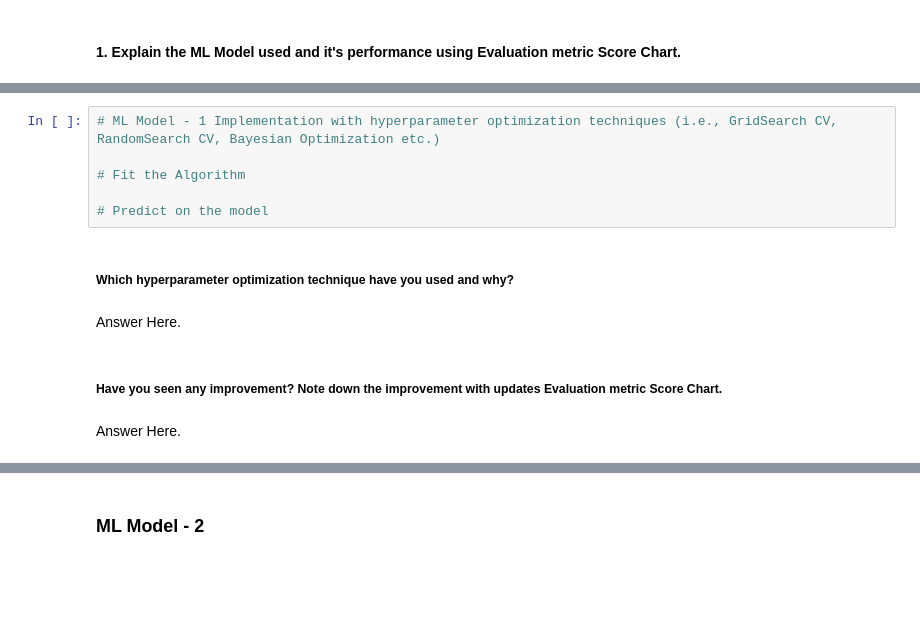
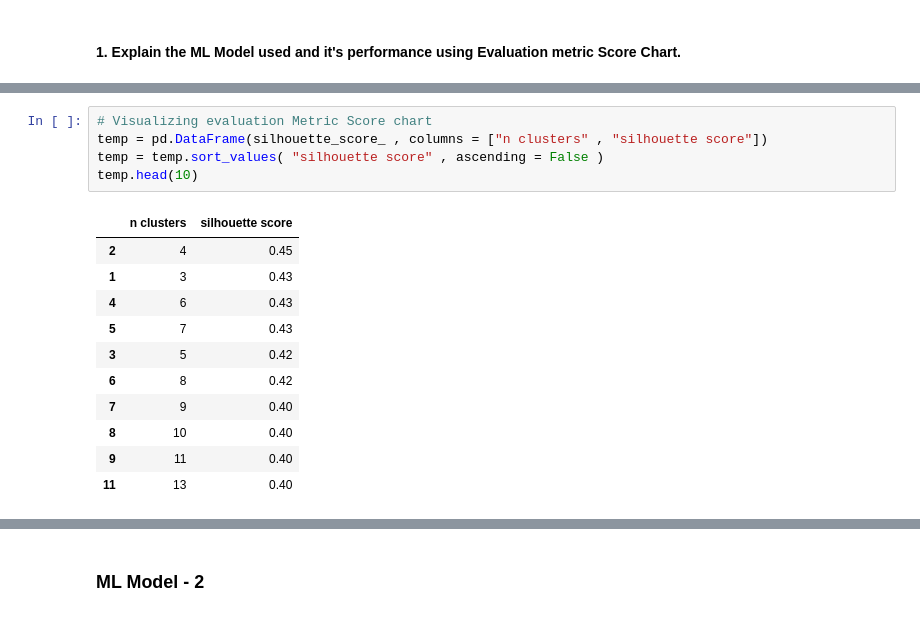
Before and after one commit to Kaushaljha488/NETFLIX_MOVIES_AND_TV_SHOWS_CLUSTERING, a Jupyter notebook: Kaushal_NETFLIX_MOVIES_AND_TV_SHOWS_CLUSTERING.ipynb, the cells around one changed output, grey strips where cells are left out. Drawn from its saved outputs; the diff is of its cells as text; blank space fills up the shorter version.

Commit message:
K-means(Silhouette score)

```diff
--- a/Kaushal_NETFLIX_MOVIES_AND_TV_SHOWS_CLUSTERING.ipynb
+++ b/Kaushal_NETFLIX_MOVIES_AND_TV_SHOWS_CLUSTERING.ipynb
@@ -1072,14 +1087,17 @@ We have used Principal Component Analysis(PCA),PCA is a technique used to reduce
-# %%
-# ML Model - 1 Implementation with hyperparameter optimization techniques (i.e., GridSearch CV, RandomSearch CV, Bayesian Optimization etc.)
-
-# Fit the Algorithm
-
-# Predict on the model
-# %% [markdown]
-##### Which hyperparameter optimization technique have you used and why?
-# %% [markdown]
-Answer Here.
-# %% [markdown]
-##### Have you seen any improvement? Note down the improvement with updates Evaluation metric Score Chart.
-# %% [markdown]
-Answer Here.
+# %%
+# Visualizing evaluation Metric Score chart
+temp = pd.DataFrame(silhouette_score_ , columns = ["n clusters" , "silhouette score"])
+temp = temp.sort_values( "silhouette score" , ascending = False )
+temp.head(10)
+# %% [output]
+|  | n clusters | silhouette score |
+| 2 | 4 | 0.45 |
+| 1 | 3 | 0.43 |
+| 4 | 6 | 0.43 |
+| 5 | 7 | 0.43 |
+| 3 | 5 | 0.42 |
+| 6 | 8 | 0.42 |
+| 7 | 9 | 0.40 |
+| 8 | 10 | 0.40 |
+| 9 | 11 | 0.40 |
+| 11 | 13 | 0.40 |
```
Also changed, not shown: parts of 8 cells of this notebook.
